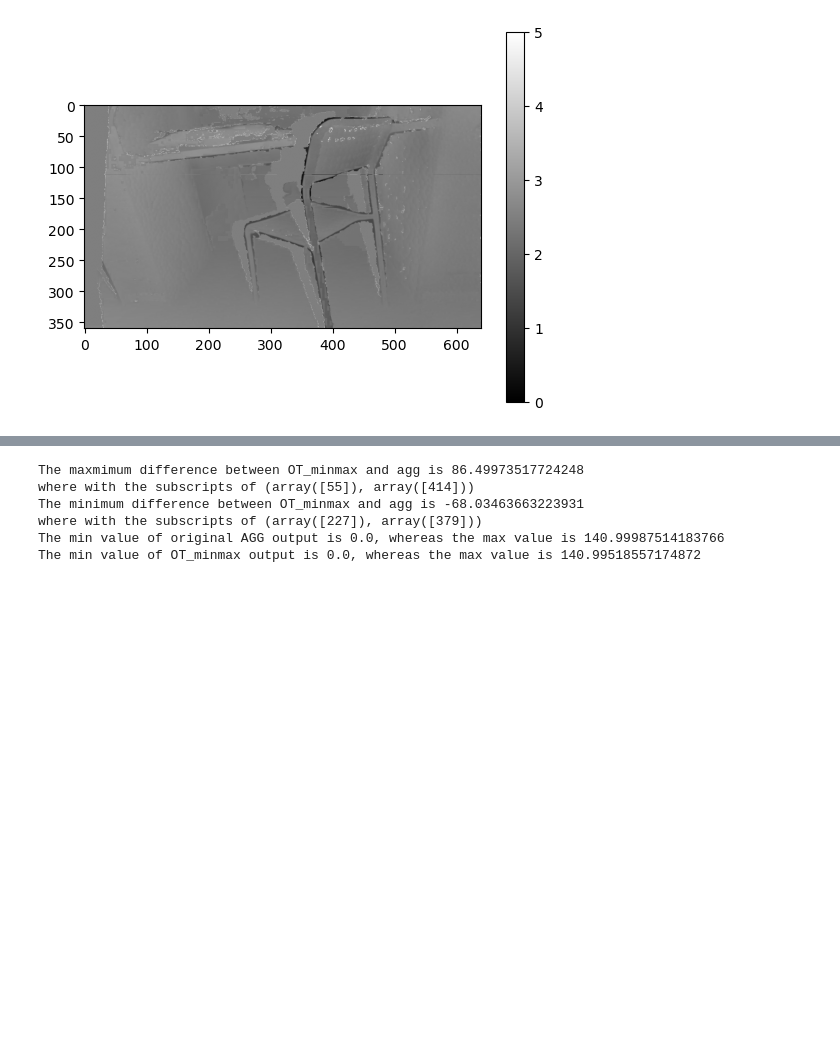
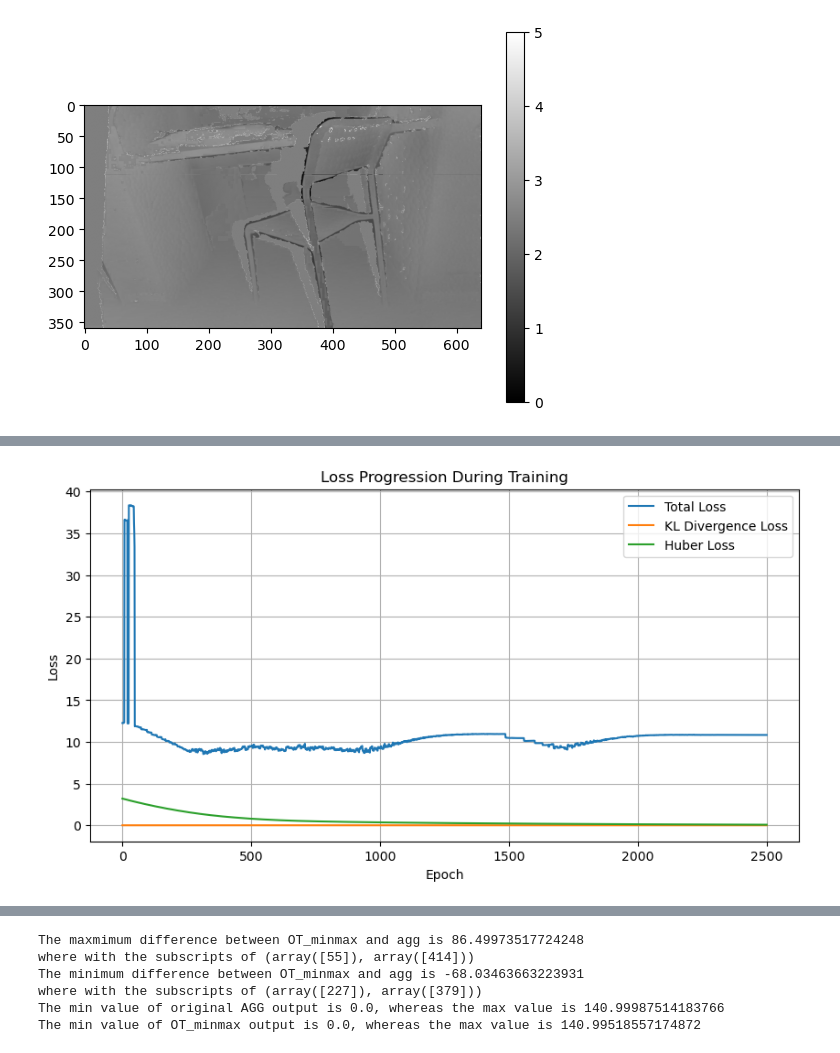
Before and after one commit to WEIIEW97/disp-refine-by-OT, a Jupyter notebook: vis.ipynb, the cells around one changed output, grey strips where cells are left out. Cells and saved outputs as stored; diff of their text form; code cells hidden in the pictures; blank space fills up the shorter version.

```diff
--- a/vis.ipynb
+++ b/vis.ipynb
@@ -211,0 +329,15 @@ figure_show(cm_diff_normal_agg_11, 2, 0, 5, True)
+# %%
+kl_optim_11_v2.train(2500)
+# %%
+plt.figure(figsize=(10, 5))
+plt.plot(kl_optim_11_v2.total_losses, label='Total Loss')
+plt.plot(kl_optim_11_v2.kl_losses, label='KL Divergence Loss')
+plt.plot(kl_optim_11_v2.huber_losses, label='Huber Loss')
+plt.xlabel('Epoch')
+plt.ylabel('Loss')
+plt.title('Loss Progression During Training')
+plt.legend()
+plt.grid(True)
+plt.show()
+# %% [output]
+[figure, added]
```
Also changed, not shown: parts of 10 cells of this notebook.
